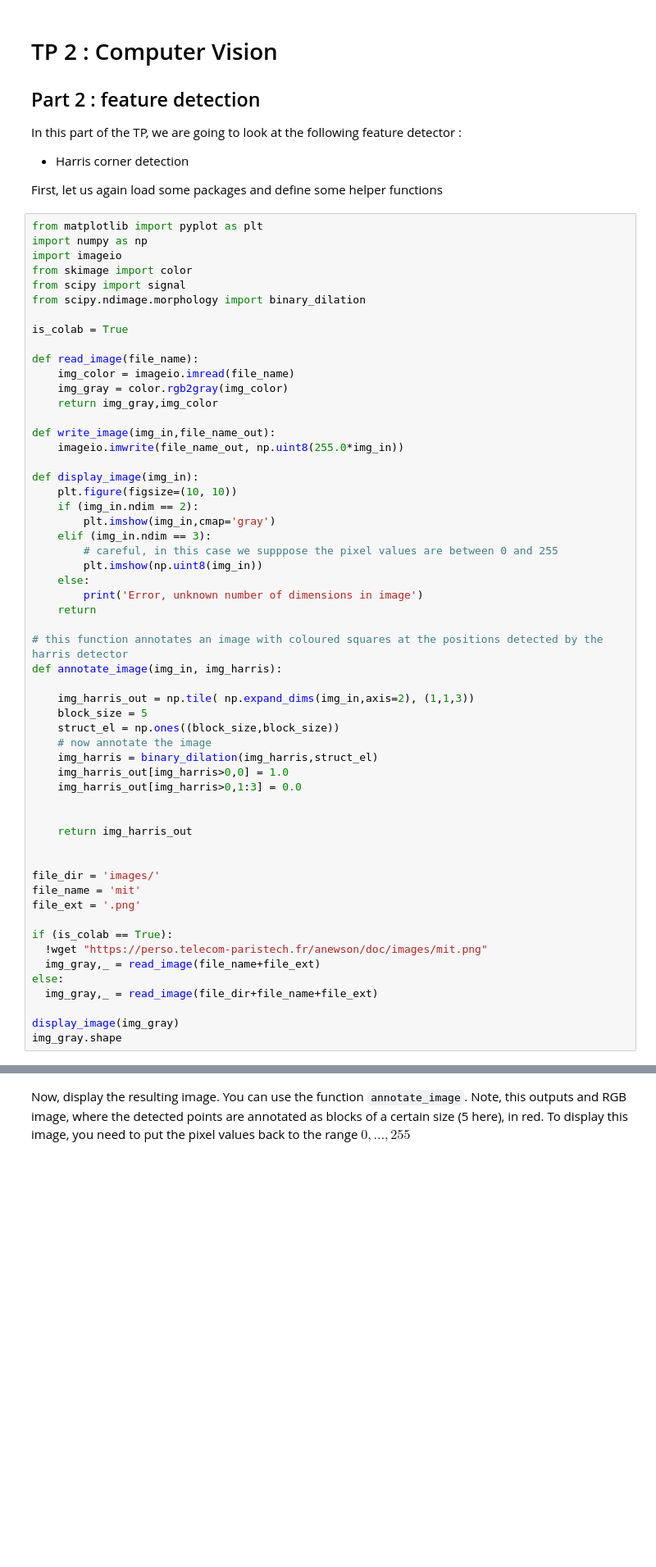
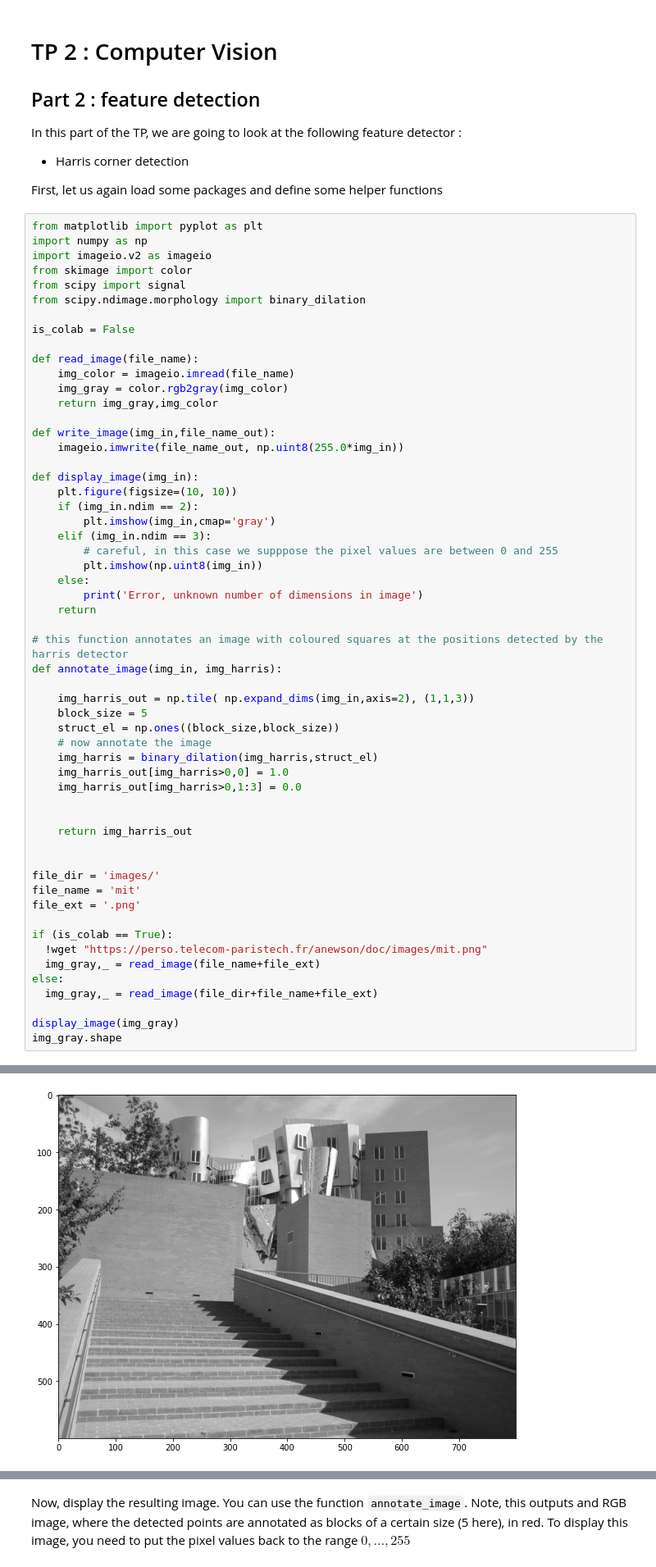
Before and after one commit to alephpi/student, a Jupyter notebook: TP2/feature_detection_for_students.ipynb, the cells around one changed output, grey strips where cells are left out. Shown at 82% size. Saved outputs shown, nothing was run; the diff lists cells and outputs as text; blank space fills up the shorter version.

```diff
--- a/TP2/feature_detection_for_students.ipynb
+++ b/TP2/feature_detection_for_students.ipynb
@@ -11,12 +11,12 @@ First, let us again load some packages and define some helper functions
 # %%
 from matplotlib import pyplot as plt
 import numpy as np
-import imageio
+import imageio.v2 as imageio
 from skimage import color
 from scipy import signal
 from scipy.ndimage.morphology import binary_dilation
 
-is_colab = True
+is_colab = False
 
 def read_image(file_name):
     img_color = imageio.imread(file_name)
@@ -64,3 +64,4 @@ else:
 
 display_image(img_gray)
 img_gray.shape
+# %% [output]
@@ -67,3 +69,4 @@ img_gray.shape
+[figure, added]
 # %% [markdown]
 The goal of the Harris detector is to detect corners. The criterion used is the following : if we shift the image (spatially) in any direction, the underlying image should change values. In other words, we should be able to distinguish between the initial image and the shifted image. This is not true, for example, with constant images or edges; there is an ambiguity (see the lesson slides for more detail).
 
```
Also changed, not shown: parts of 16 cells of this notebook, 1 other file.
